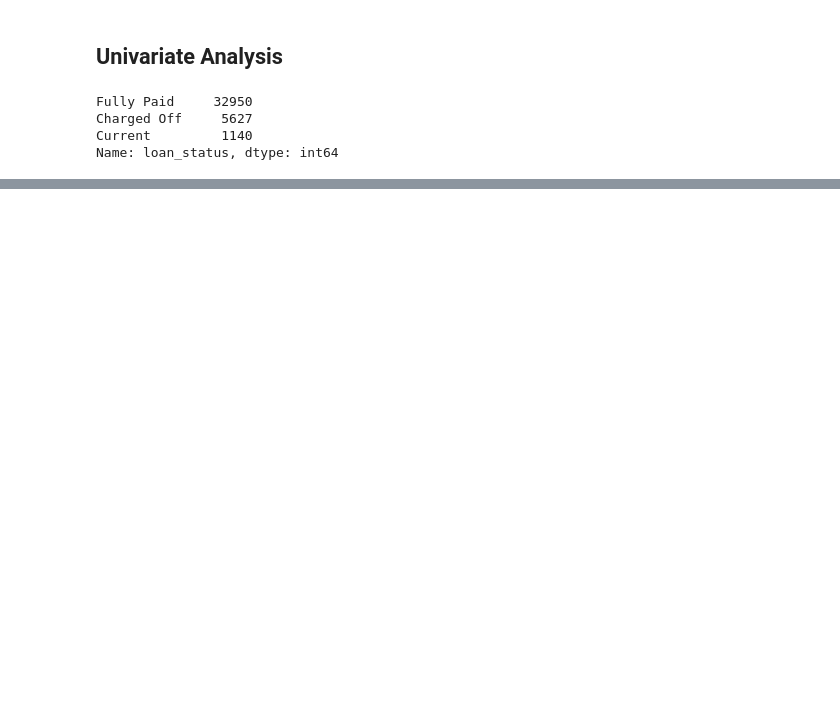
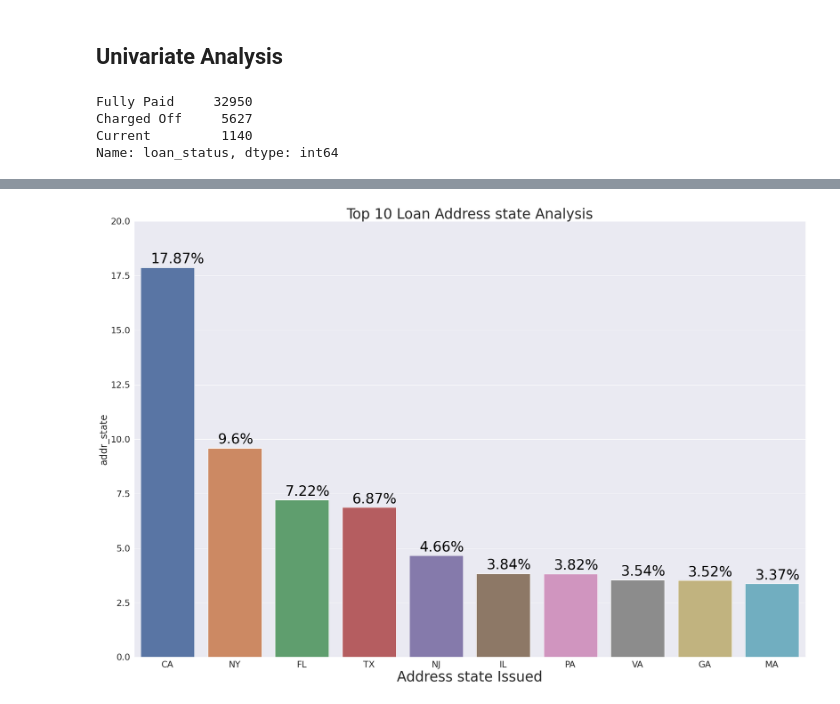
Before and after one commit to teerapat1739/EDA_lending, a Jupyter notebook: notebooks/Group_Facilitator_Name.ipynb, the cells around one changed output, grey strips where cells are left out. Cells and saved outputs as stored; diff of their text form; code cells hidden in the pictures; blank space fills up the shorter version.

```diff
--- a/notebooks/Group_Facilitator_Name.ipynb
+++ b/notebooks/Group_Facilitator_Name.ipynb
@@ -150,0 +325,6 @@ sum
+# %%
+loan_addr_state = pd.DataFrame(data.addr_state.value_counts(normalize=True).mul(100))
+# %%
+loan_addr_state.reset_index(inplace=True)
+loan_addr_state = loan_addr_state.head(10)
+loan_addr_state
@@ -150,0 +343,15 @@ sum
+# %%
+plt.figure(figsize=(30,20))
+ax = sns.barplot(x='index',y='addr_state', data=loan_addr_state)
+plt.ylim(0,20)
+# sns.set(font_scale = 2)
+for i in ax.patches:
+       ax.text(i.get_x()+0.15, i.get_height()+ 0.2, \
+            str(round((i.get_height()), 2))+"%", fontsize=35, color='black',\
+            )
+
+plt.xlabel('Address state Issued', fontsize= 35)
+plt.title('Top 10 Loan Address state Analysis', fontsize= 35)
+plt.show()
+# %% [output]
+[figure, added]
```
Also changed, not shown: parts of 35 cells of this notebook, 1 other file.
